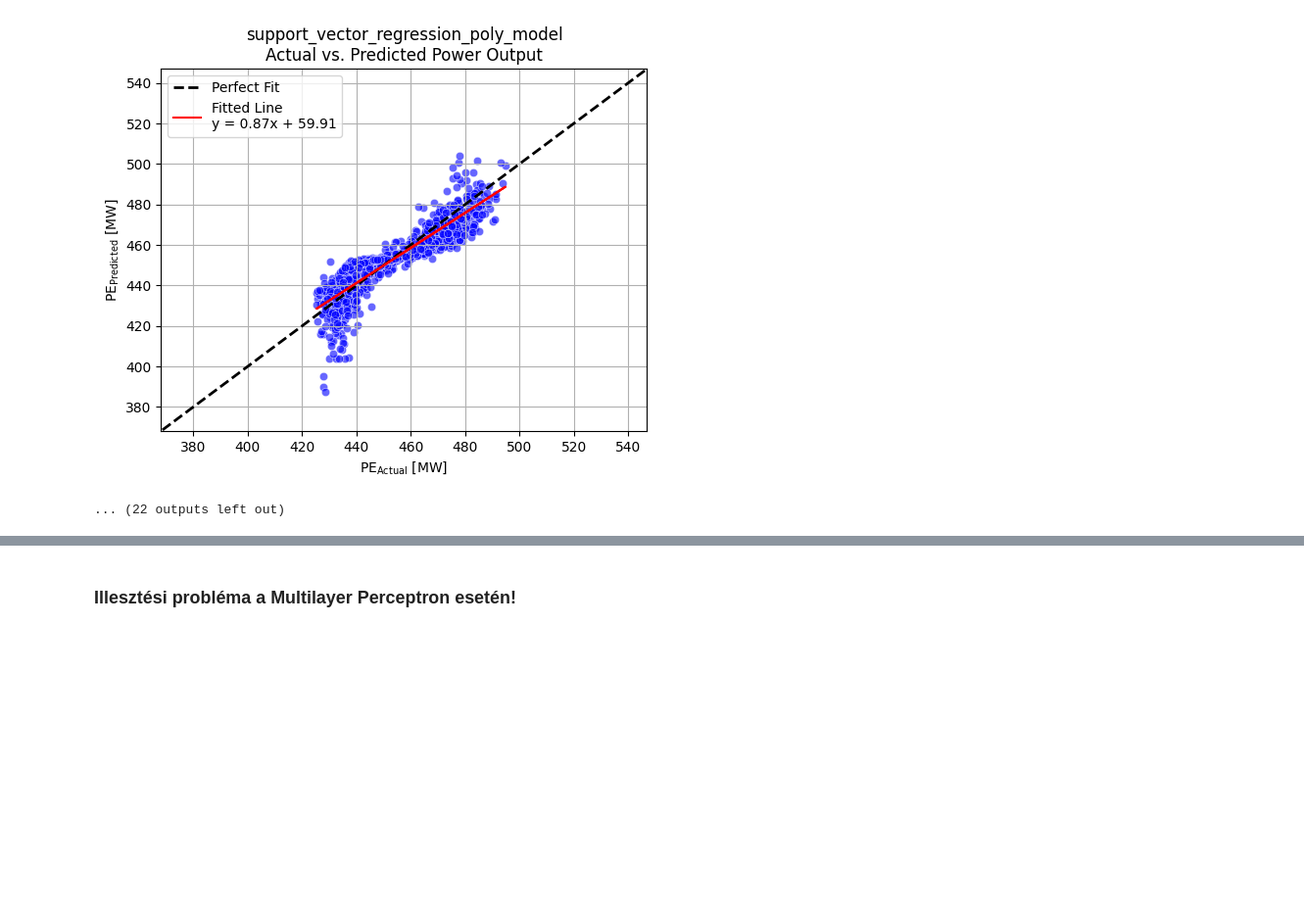
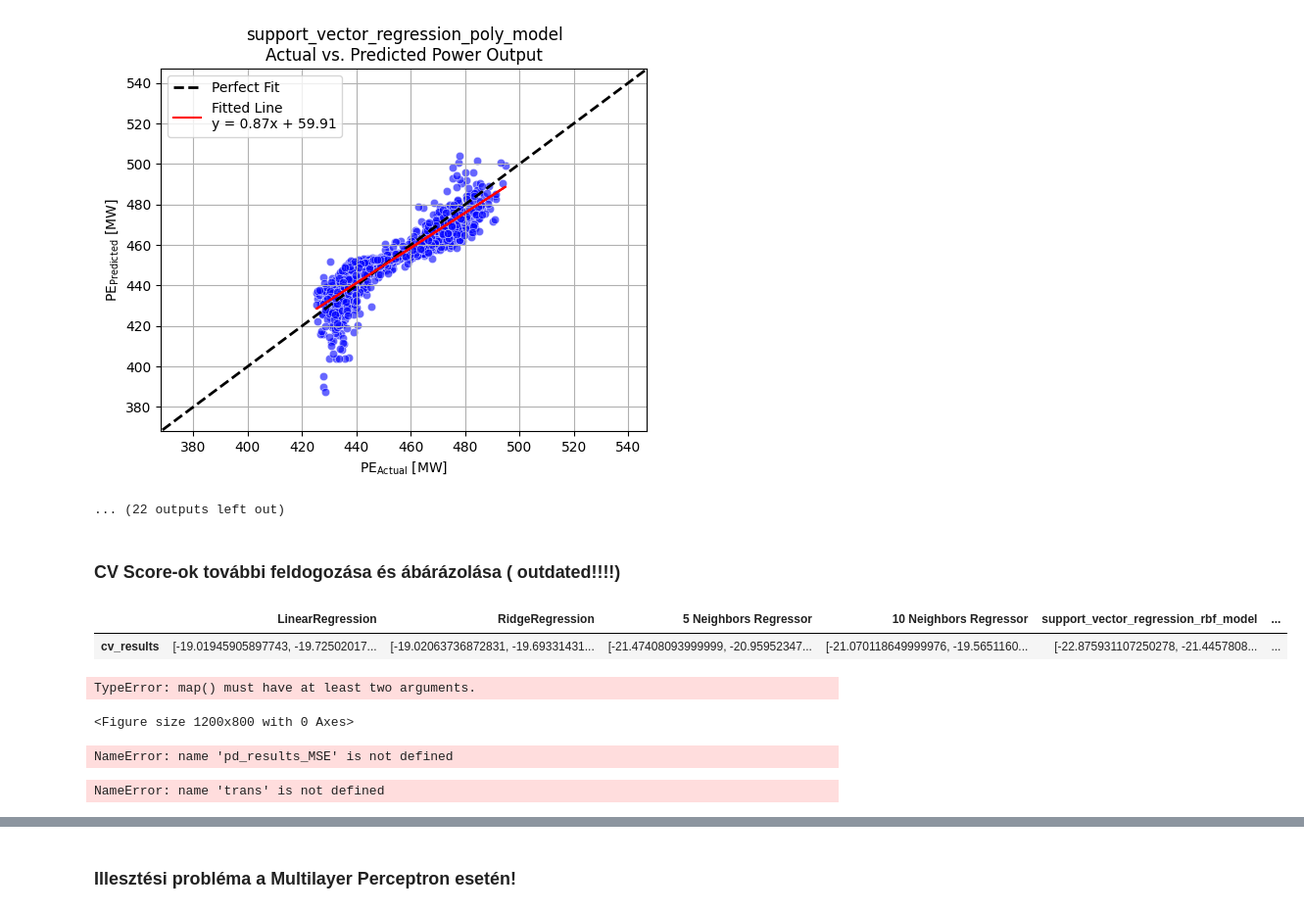
Before and after one commit to szilagyi93/regression, a Jupyter notebook: 01_main/model_fitting_ccpp.ipynb, the cells around one changed output, grey strips where cells are left out. Shown at 98% size. Cells and saved outputs as stored; diff of their text form; code cells hidden in the pictures; blank space fills up the shorter version.

```diff
--- a/01_main/model_fitting_ccpp.ipynb
+++ b/01_main/model_fitting_ccpp.ipynb
@@ -377,3 +380,81 @@ support_vector_regression_poly_model CV MSE: 66.59781005654973
 Equation of the fitted line: y = 0.87x + 59.91
 [figure]
 ... (22 outputs left out)
+# %% [markdown]
+### CV Score-ok további feldogozása és ábárázolása ( outdated!!!!)
+# %%
+pd_results = pd.DataFrame(results)
+pd_results.head()
+pd_results_MSE = pd_results.iloc[[0]]
+pd_results_R2 = pd_results.iloc[[1]]
+pd_results_CV = pd_results.iloc[[2]]
+pd_results_MSE.head()
+pd_results_R2.head()
+pd_results_CV.head()
+# %% [output]
+|  | LinearRegression | RidgeRegression | 5 Neighbors Regressor | 10 Neighbors Regressor | support_vector_regression_rbf_model | ... |
+| cv_results | [-19.01945905897743, -19.72502017... | [-19.02063736872831, -19.69331431... | [-21.47408093999999, -20.95952347... | [-21.070118649999976, -19.5651160... | [-22.875931107250278, -21.4457808... | ... |
+# %%
+# Feltételezzük, hogy a df_long a már korábban transzformált DataFrame
+df_long = pd_results_MSE.melt(var_name='Model', value_name='MSE')
+
+
+# Plotting with seaborn
+plt.figure(figsize=(12, 8))  # Set the figure size
+bar_plot = sns.barplot(x='Model', y='MSE', data=df_long, palette=map(df_long['MSE']/df_long['MSE'].max()))
+plt.xticks(rotation=90)  # Forgatjuk a címkéket, hogy jobban láthatók legyenek
+plt.ylabel('Mean Squared Error (MSE)')
+plt.xlabel('Model')
+plt.title('MSE of Various Regression Models with Gradient Color')
+plt.grid(True, linestyle='--', alpha=0.6)  # Adding a grid for better readability
+plt.show()
+# %% [output]
+TypeError: map() must have at least two arguments.
+<Figure size 1200x800 with 0 Axes>
+# %%
+data = {
+    'Model': ['LinearRegression', 'RidgeRegression', '5 Neighbors Regressor', '10 Neighbors Regressor',
+              'Support Vector Regression RBF', 'Support Vector Regression Poly', 'RandomForest',
+              'Decision Tree Regressor', 'Bagging Model', 'MLP Regressor'],
+    'MSE': [18.603112, 18.60373, 12.33269, 13.351379, 16.070784, 62.051293, 9.1748,
+            17.750337, 16.020971, 15.232285]
+}
+
+
+df_long = pd.DataFrame(data)
+df_long.head()
+
+trans = pd_results_MSE.T
+trans.head()
+# %% [output]
+NameError: name 'pd_results_MSE' is not defined
+# %%
+import pandas as pd
+import seaborn as sns
+import matplotlib.pyplot as plt
+import matplotlib.colors as mcolors
+import numpy as np
+
+# Assuming df is your DataFrame after reset_index()
+# Ensure MSE is numeric
+trans['MSE'] = pd.to_numeric(trans['MSE'], errors='coerce')  # Coerce errors will set non-convertible values to NaN
+
+# Drop any rows where MSE could not be converted to numeric
+df = trans.dropna(subset=['MSE'])
+
+# Normalize MSE for color mapping
+norm = plt.Normalize(df['MSE'].min(), df['MSE'].max())
+colors = plt.cm.viridis(norm(df['MSE'].values))
+
+# Convert colors to hex format for seaborn
+df['colors'] = [mcolors.rgb2hex(color) for color in colors]
+
+# Plotting with seaborn
+plt.figure(figsize=(12, 8))
+bar_plot = sns.barplot(x='Model', y='MSE', data=df, palette=df['colors'].tolist())
+plt.xticks(rotation=90)  # Rotate model names for better readability
+plt.ylabel('Mean Squared Error (MSE)')
+plt.title('MSE of Various Regression Models')
+plt.show()
+# %% [output]
+NameError: name 'trans' is not defined
```
Also changed, not shown: parts of 15 cells of this notebook, 54 other files.
